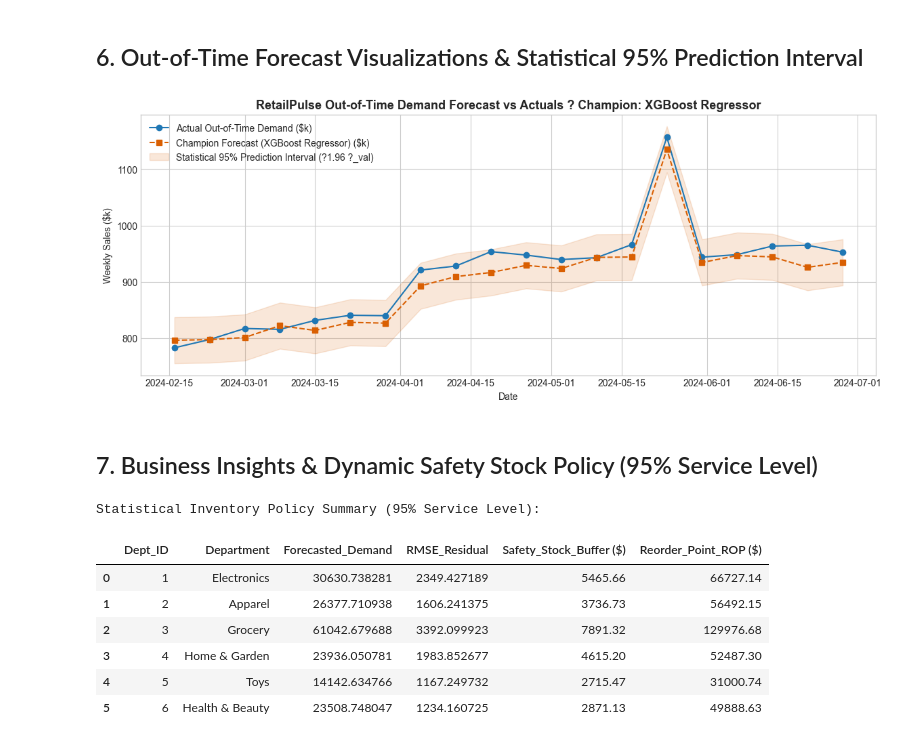
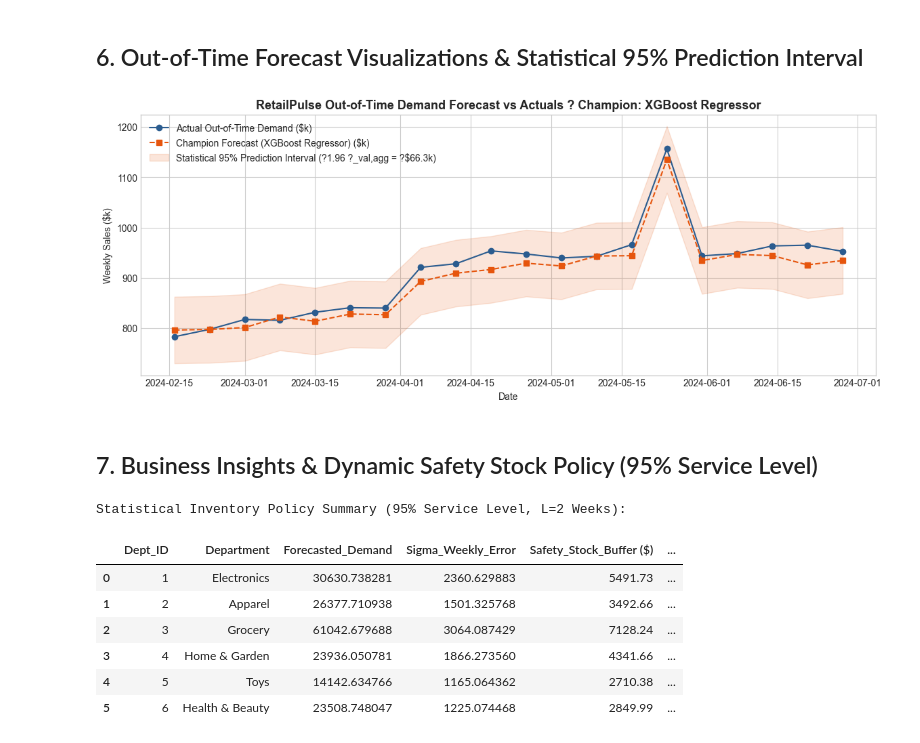
Before and after one commit to Jhansi48/FUTURE_ML_01, a Jupyter notebook: notebooks/01_sales_forecasting.ipynb, the cells around one changed output. Saved outputs shown, nothing was run; the diff lists cells and outputs as text; code cells hidden in the pictures.

Commit message:
docs & math: align aggregate prediction interval (sigma_agg_val) and lead-time safety stock formulation (Z * sigma_weekly * sqrt(L))

```diff
--- a/notebooks/01_sales_forecasting.ipynb
+++ b/notebooks/01_sales_forecasting.ipynb
@@ -115,6 +115,7 @@ Test samples (15%):       600  | 2024-02-16 to 2024-06-28
 # %%
 registry = get_model_registry()
 val_results = []
+val_predictions = {}
 trained_models = {}
 
 for name, model in registry.items():
@@ -124,6 +125,7 @@ for name, model in registry.items():
 
     # Evaluate strictly on validation set for model selection
     y_val_pred = np.maximum(0, model.predict(X_val))
+    val_predictions[name] = y_val_pred
     m = compute_metrics(y_val, y_val_pred)
     m["Model"] = name
     val_results.append(m)
@@ -131,13 +133,19 @@ for name, model in registry.items():
 val_df = pd.DataFrame(val_results)[["Model", "MAE ($)", "RMSE ($)", "MAPE (%)", "WAPE (%)", "R2 Score"]]
 val_df = val_df.sort_values(by="WAPE (%)").reset_index(drop=True)
 
-# Select Champion Model ONLY based on validation performance
+# Select Champion Model ONLY based on lowest validation WAPE
 champion_name = val_df.iloc[0]["Model"]
 champion_val_wape = val_df.iloc[0]["WAPE (%)"]
-champion_val_rmse = val_df.iloc[0]["RMSE ($)"]
 champion_model = trained_models[champion_name]
 
+# Compute aggregate weekly validation residual standard deviation
+df_val_eval = df_val.copy()
+df_val_eval["Predicted_Sales"] = val_predictions[champion_name]
+val_agg = df_val_eval.groupby("Date").agg({"Weekly_Sales": "sum", "Predicted_Sales": "sum"}).reset_index()
+val_agg_residual_std = float(np.std(val_agg["Weekly_Sales"] - val_agg["Predicted_Sales"], ddof=1))
+
 print(f"?? CHAMPION MODEL SELECTED: {champion_name} (Validation WAPE: {champion_val_wape:.2f}%)")
+print(f"Validation Aggregate Residual Standard Deviation (sigma_agg_val): ${val_agg_residual_std:,.2f}")
 display(val_df.style.highlight_min(subset=["MAE ($)", "RMSE ($)", "WAPE (%)"], color="#c7e9c0"))
 # %% [output]
 ?? CHAMPION MODEL SELECTED: XGBoost Regressor (Validation WAPE: 5.65%)
@@ -183,26 +192,23 @@ Final Unbiased Test Horizon Evaluation Table:
 # %%
 df_test_eval = df_test.copy()
 df_test_eval["Predicted_Sales"] = test_predictions[champion_name]
 
 test_agg = df_test_eval.groupby("Date").agg({"Weekly_Sales": "sum", "Predicted_Sales": "sum"}).reset_index()
 
-n_series = df_test["Dept_ID"].nunique() * df_test["Store_ID"].nunique()
-agg_std = champion_val_rmse * np.sqrt(n_series)
-
-lower_bound = np.maximum(0, test_agg["Predicted_Sales"] - 1.96 * agg_std) / 1e3
-upper_bound = (test_agg["Predicted_Sales"] + 1.96 * agg_std) / 1e3
+lower_bound = np.maximum(0, test_agg["Predicted_Sales"] - 1.96 * val_agg_residual_std) / 1e3
+upper_bound = (test_agg["Predicted_Sales"] + 1.96 * val_agg_residual_std) / 1e3
 
 plt.figure(figsize=(14, 5))
-plt.plot(test_agg["Date"], test_agg["Weekly_Sales"] / 1e3, label="Actual Out-of-Time Demand ($k)", color="#1f77b4", marker="o")
-plt.plot(test_agg["Date"], test_agg["Predicted_Sales"] / 1e3, label=f"Champion Forecast ({champion_name}) ($k)", color="#d95f02", linestyle="--", marker="s")
-plt.fill_between(test_agg["Date"], lower_bound, upper_bound, color="#d95f02", alpha=0.15, label="Statistical 95% Prediction Interval (?1.96 ?_val)")
+plt.plot(test_agg["Date"], test_agg["Weekly_Sales"] / 1e3, label="Actual Out-of-Time Demand ($k)", color="#2b5c8f", marker="o")
+plt.plot(test_agg["Date"], test_agg["Predicted_Sales"] / 1e3, label=f"Champion Forecast ({champion_name}) ($k)", color="#e6550d", linestyle="--", marker="s")
+plt.fill_between(test_agg["Date"], lower_bound, upper_bound, color="#e6550d", alpha=0.15, label=f"Statistical 95% Prediction Interval (?1.96 ?_val,agg = ?${(1.96*val_agg_residual_std/1e3):.1f}k)")
 plt.title(f"RetailPulse Out-of-Time Demand Forecast vs Actuals ? Champion: {champion_name}", fontsize=13, fontweight="bold")
 plt.xlabel("Date")
 plt.ylabel("Weekly Sales ($k)")
 plt.legend()
 plt.show()
 # %% [output]
-[figure, old version]
+[figure, new version]
 # %% [markdown]
 ## 7. Business Insights & Dynamic Safety Stock Policy (95% Service Level)
 # %%
@@ -211,26 +217,27 @@ df_test_eval["Residual"] = df_test_eval["Weekly_Sales"] - df_test_eval["Predicte
 dept_summary = df_test_eval.groupby("Dept_ID").agg(
     Avg_Weekly_Sales=("Weekly_Sales", "mean"),
     Forecasted_Demand=("Predicted_Sales", "mean"),
-    RMSE_Residual=("Residual", lambda r: np.sqrt(np.mean(r**2)))
+    Sigma_Weekly_Error=("Residual", "std")
 ).reset_index()
 
 lead_time_weeks = 2
 z_95 = 1.645 # 95% service level normal quantile
 
-dept_summary["Safety_Stock_Buffer ($)"] = (z_95 * dept_summary["RMSE_Residual"] * np.sqrt(lead_time_weeks)).round(2)
+# Safety Stock formula: Z * sigma_weekly * sqrt(L)
+dept_summary["Safety_Stock_Buffer ($)"] = (z_95 * dept_summary["Sigma_Weekly_Error"] * np.sqrt(lead_time_weeks)).round(2)
 dept_summary["Reorder_Point_ROP ($)"] = ((dept_summary["Forecasted_Demand"] * lead_time_weeks) + dept_summary["Safety_Stock_Buffer ($)"]).round(2)
 
 dept_names = {1: "Electronics", 2: "Apparel", 3: "Grocery", 4: "Home & Garden", 5: "Toys", 6: "Health & Beauty"}
 dept_summary["Department"] = dept_summary["Dept_ID"].map(dept_names)
 
-print("Statistical Inventory Policy Summary (95% Service Level):")
-display(dept_summary[["Dept_ID", "Department", "Forecasted_Demand", "RMSE_Residual", "Safety_Stock_Buffer ($)", "Reorder_Point_ROP ($)"]])
+print("Statistical Inventory Policy Summary (95% Service Level, L=2 Weeks):")
+display(dept_summary[["Dept_ID", "Department", "Forecasted_Demand", "Sigma_Weekly_Error", "Safety_Stock_Buffer ($)", "Reorder_Point_ROP ($)"]])
 # %% [output]
-Statistical Inventory Policy Summary (95% Service Level):
+Statistical Inventory Policy Summary (95% Service Level, L=2 Weeks):
-|  | Dept_ID | Department | Forecasted_Demand | RMSE_Residual | Safety_Stock_Buffer ($) | Reorder_Point_ROP ($) |
-| 0 | 1 | Electronics | 30630.738281 | 2349.427189 | 5465.66 | 66727.14 |
-| 1 | 2 | Apparel | 26377.710938 | 1606.241375 | 3736.73 | 56492.15 |
-| 2 | 3 | Grocery | 61042.679688 | 3392.099923 | 7891.32 | 129976.68 |
-| 3 | 4 | Home & Garden | 23936.050781 | 1983.852677 | 4615.20 | 52487.30 |
-| 4 | 5 | Toys | 14142.634766 | 1167.249732 | 2715.47 | 31000.74 |
-| 5 | 6 | Health & Beauty | 23508.748047 | 1234.160725 | 2871.13 | 49888.63 |
+|  | Dept_ID | Department | Forecasted_Demand | Sigma_Weekly_Error | Safety_Stock_Buffer ($) | ... |
+| 0 | 1 | Electronics | 30630.738281 | 2360.629883 | 5491.73 | ... |
+| 1 | 2 | Apparel | 26377.710938 | 1501.325768 | 3492.66 | ... |
+| 2 | 3 | Grocery | 61042.679688 | 3064.087429 | 7128.24 | ... |
+| 3 | 4 | Home & Garden | 23936.050781 | 1866.273560 | 4341.66 | ... |
+| 4 | 5 | Toys | 14142.634766 | 1165.064362 | 2710.38 | ... |
+| 5 | 6 | Health & Beauty | 23508.748047 | 1225.074468 | 2849.99 | ... |
```
Also changed, not shown: parts of 3 cells of this notebook, 8 other files.
